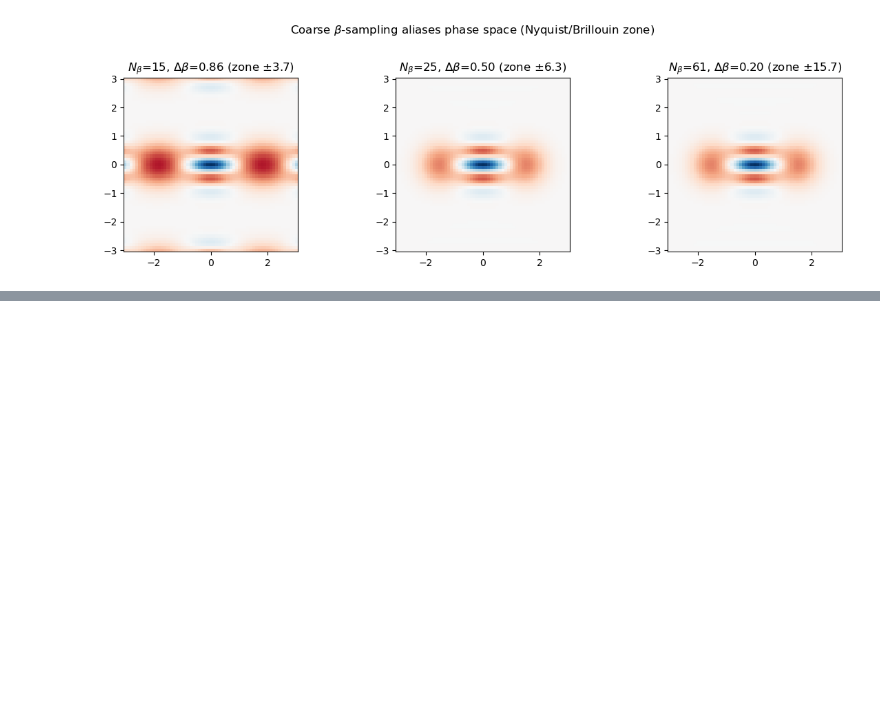
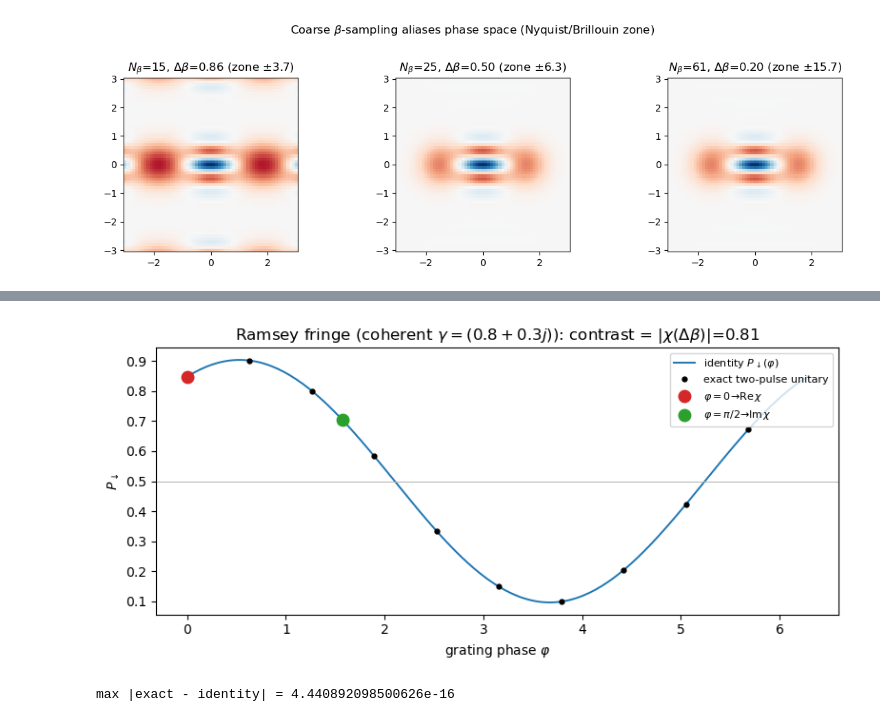
Before and after one commit to uwarring82/paula-gen-FD, a Jupyter notebook: docs/notebooks/strobo_grating_tomography.ipynb, the cells around one changed output, grey strips where cells are left out. Drawn from its saved outputs; the diff is of its cells as text; code cells hidden in the pictures; blank space fills up the shorter version.

```diff
--- a/docs/notebooks/strobo_grating_tomography.ipynb
+++ b/docs/notebooks/strobo_grating_tomography.ipynb
@@ -242,0 +256,28 @@ plt.tight_layout(); plt.show()
+# %%
+# (a) the Ramsey fringe, exact two-pulse unitary vs the boxed identity
+gamma = 0.8 + 0.3j
+chi_g = lambda b: gt.chi_coherent(b, gamma)                       # noqa: E731
+br = 1j * ETA * np.exp(1j * 0.0)
+bg = 1j * ETA * np.exp(1j * 2.0)
+phis = np.linspace(0, 2 * np.pi, 200)
+P_ana = [gt.ramsey_population(chi_g, br, bg, ph) for ph in phis]
+psi = gt.coherent_state_vec(gamma, 30)
+P_exact = [gt.ramsey_population_exact(br, bg, ph, psi) for ph in phis[::20]]
+
+plt.figure(figsize=(8, 3.8))
+plt.plot(phis, P_ana, "C0", lw=1.4, label="identity $P_\\downarrow(\\varphi)$")
+plt.plot(phis[::20], P_exact, "k.", ms=7, label="exact two-pulse unitary")
+db = bg - br
+plt.axhline(0.5, color="0.7", lw=0.7)
+for ph, c, t in [(0.0, "C3", "$\\varphi=0\\to\\mathrm{Re}\\,\\chi$"),
+                 (np.pi / 2, "C2", "$\\varphi=\\pi/2\\to\\mathrm{Im}\\,\\chi$")]:
+    plt.plot(ph, gt.ramsey_population(chi_g, br, bg, ph), "o", color=c, ms=9, label=t)
+plt.xlabel("grating phase $\\varphi$"); plt.ylabel("$P_\\downarrow$")
+plt.title(f"Ramsey fringe (coherent $\\gamma={gamma}$): contrast = $|\\chi(\\Delta\\beta)|$={abs(chi_g(db)):.2f}")
+plt.legend(fontsize=8, loc="upper right"); plt.tight_layout(); plt.show()
+print("max |exact - identity| =",
+      max(abs(gt.ramsey_population_exact(br, bg, ph, psi) - gt.ramsey_population(chi_g, br, bg, ph))
+          for ph in phis[::20]))
+# %% [output]
+[figure, added]
+max |exact - identity| = 4.440892098500626e-16
```
Also changed, not shown: parts of 4 cells of this notebook, 6 other files.
